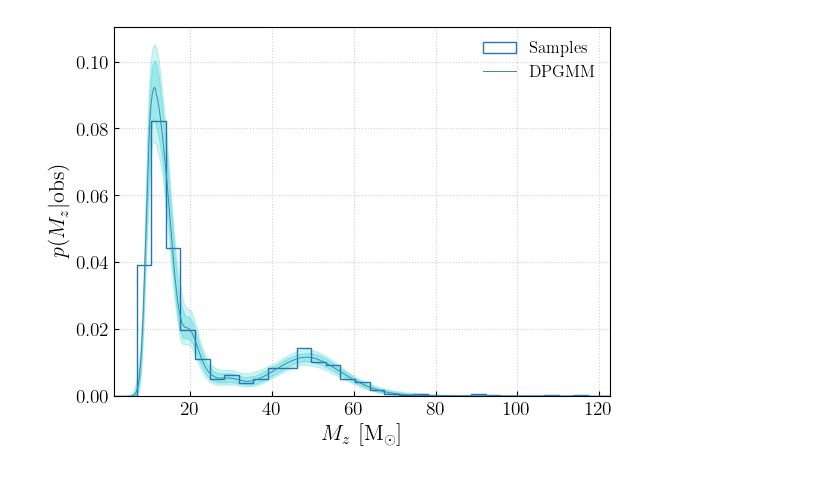
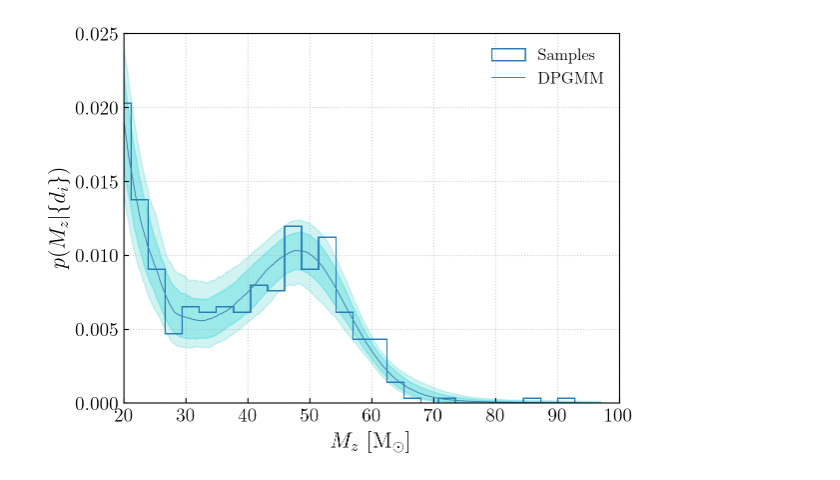
Before and after one commit to thomasckng/population_analysis, a Jupyter notebook: H0_test/realistic/reconstruct_det_pop.ipynb, the cells around one changed output. Cells and saved outputs as stored; diff of their text form; code cells hidden in the pictures.

```diff
--- a/H0_test/realistic/reconstruct_det_pop.ipynb
+++ b/H0_test/realistic/reconstruct_det_pop.ipynb
@@ -72,8 +79,10 @@ save_density(draws_realistic)
 # %%
 fig = plot_median_cr(draws_realistic, samples=data_realistic, save=True, show=False)
 fig.axes[0].set_xlabel('$M_z\ [\mathrm{M}_\odot]$')
-fig.axes[0].set_ylabel('$p(M_z|\mathrm{obs})$')
+fig.axes[0].set_ylabel('$p(M_z|\{d_i\})$')
+fig.axes[0].set_xlim(20,100)
+fig.axes[0].set_ylim(0,0.025)
 fig.savefig('./observed_figaro.pdf', bbox_inches='tight')
 fig
 # %% [output]
-[figure, old version]
+[figure, new version]
```
Also changed, not shown: parts of 6 cells of this notebook, 1 other file.
